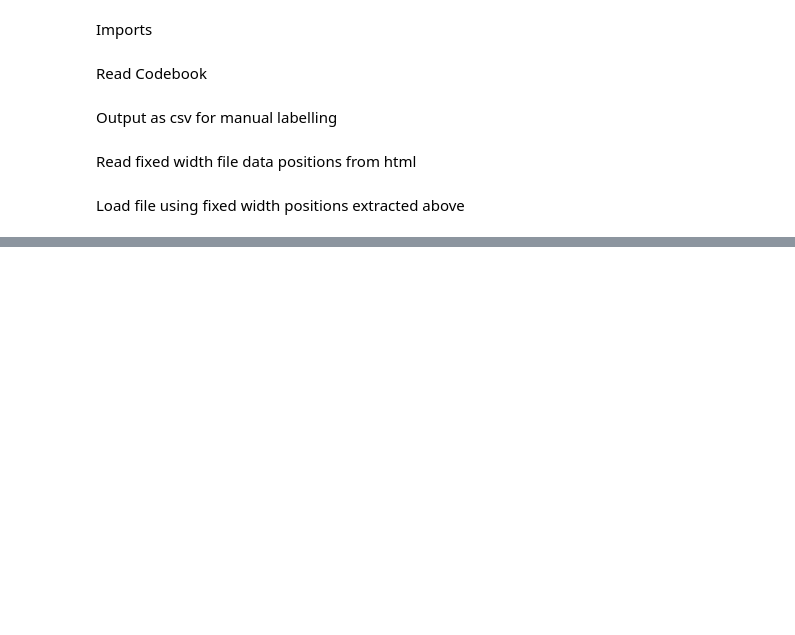
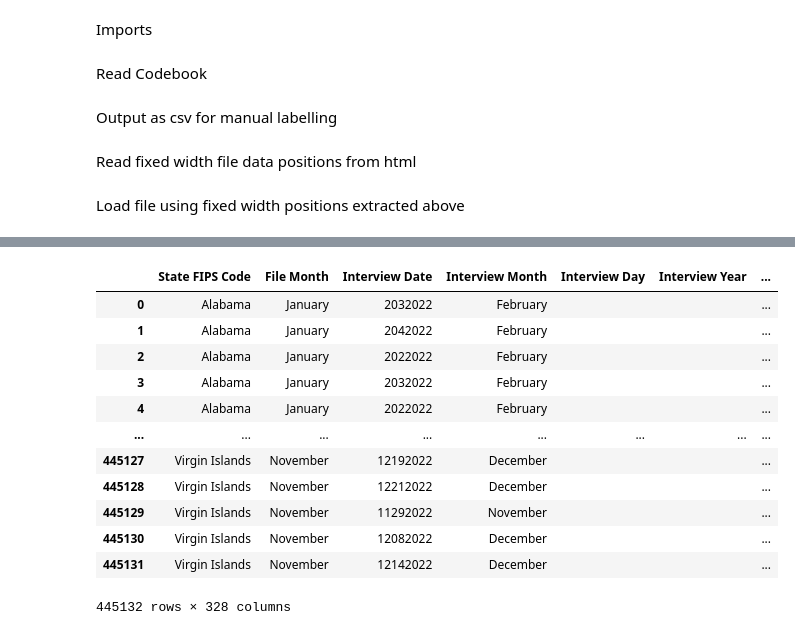
Before and after one commit to corymills/DTSA-5506, a Jupyter notebook: eda.ipynb, the cells around one changed output, grey strips where cells are left out. Drawn from its saved outputs; the diff is of its cells as text; code cells hidden in the pictures; blank space fills up the shorter version.

```diff
--- a/eda.ipynb
+++ b/eda.ipynb
@@ -104,0 +172,16 @@ Name: count, dtype: int64
+# %%
+df
+# %% [output]
+|  | State FIPS Code | File Month | Interview Date | Interview Month | Interview Day | Interview Year | ... |
+| 0 | Alabama | January | 2032022 | February |  |  | ... |
+| 1 | Alabama | January | 2042022 | February |  |  | ... |
+| 2 | Alabama | January | 2022022 | February |  |  | ... |
+| 3 | Alabama | January | 2032022 | February |  |  | ... |
+| 4 | Alabama | January | 2022022 | February |  |  | ... |
+| ... | ... | ... | ... | ... | ... | ... | ... |
+| 445127 | Virgin Islands | November | 12192022 | December |  |  | ... |
+| 445128 | Virgin Islands | November | 12212022 | December |  |  | ... |
+| 445129 | Virgin Islands | November | 11292022 | November |  |  | ... |
+| 445130 | Virgin Islands | November | 12082022 | December |  |  | ... |
+| 445131 | Virgin Islands | November | 12142022 | December |  |  | ... |
+445132 rows × 328 columns
```
Also changed, not shown: parts of 8 cells of this notebook.
